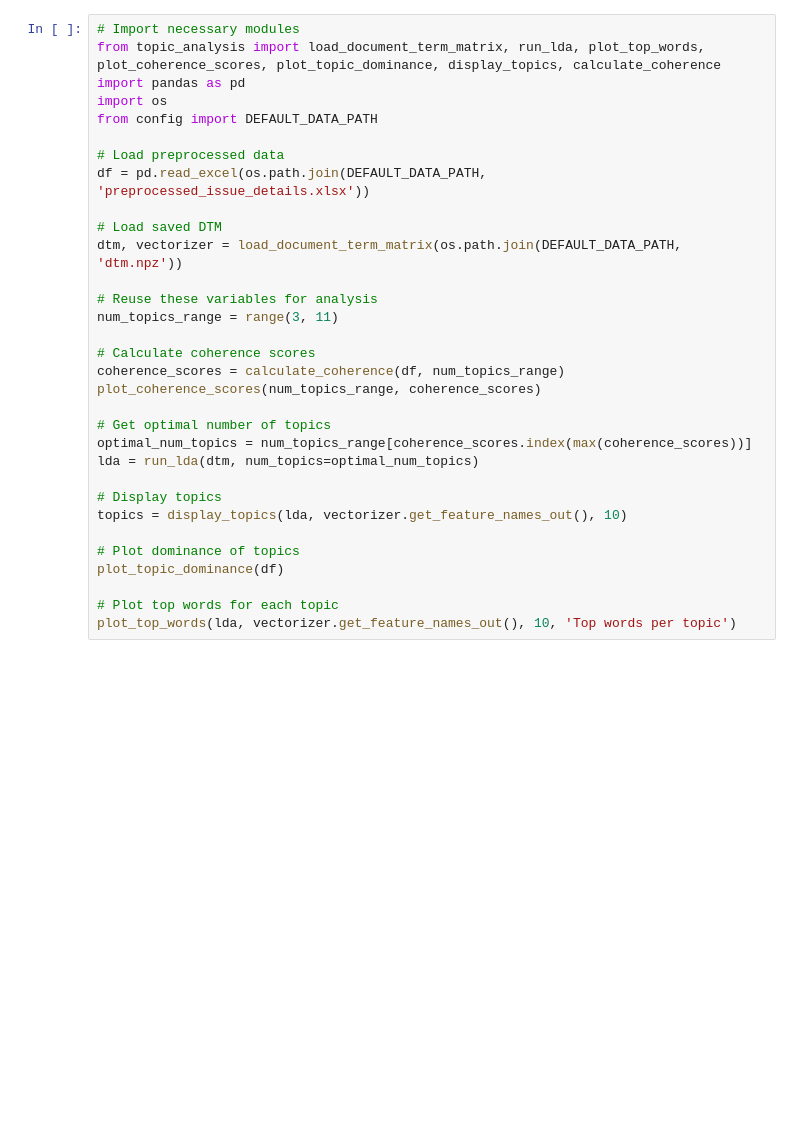
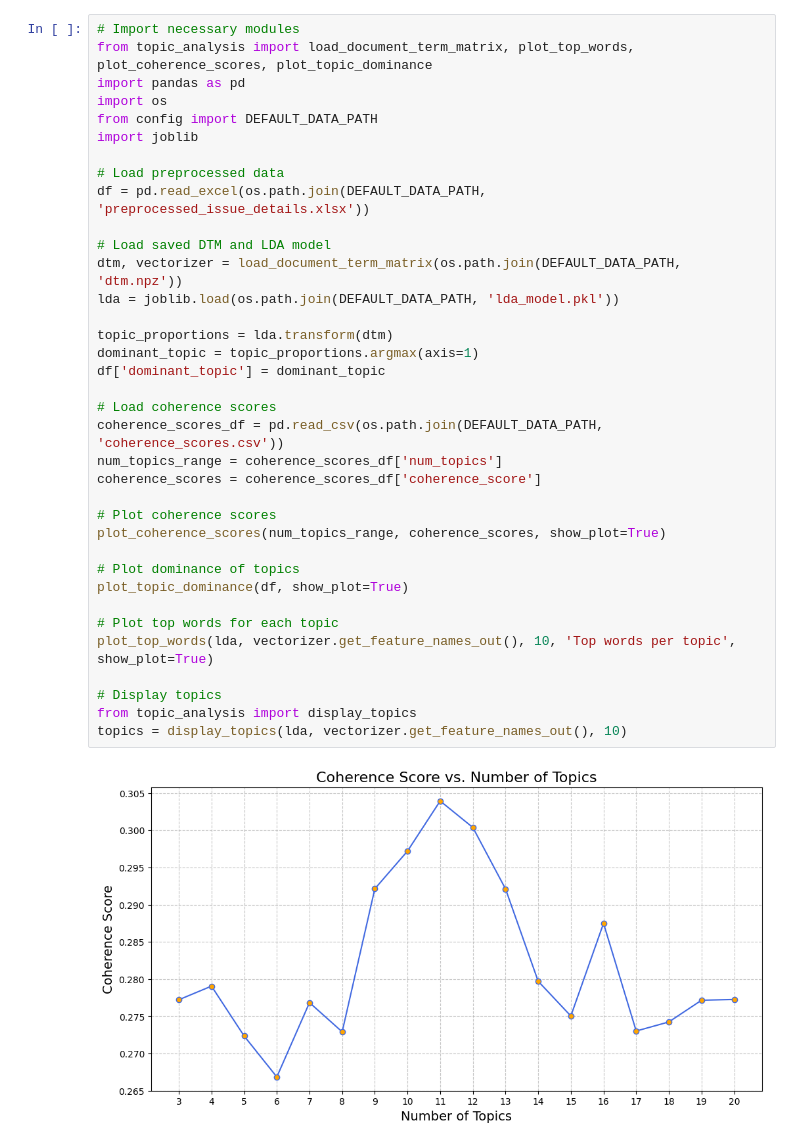
Before and after one commit to michaelyoukeim/lda-on-design-issues, a Jupyter notebook: src/topic_analysis.ipynb, the cells around one changed output. Cells and saved outputs as stored; diff of their text form; blank space fills up the shorter version.

Commit message:
Added remaining topic modelling work

```diff
--- a/src/topic_analysis.ipynb
+++ b/src/topic_analysis.ipynb
@@ -1,33 +1,38 @@
 # %%
 # Import necessary modules
-from topic_analysis import load_document_term_matrix, run_lda, plot_top_words, plot_coherence_scores, plot_topic_dominance, display_topics, calculate_coherence
+from topic_analysis import load_document_term_matrix, plot_top_words, plot_coherence_scores, plot_topic_dominance
 import pandas as pd
 import os
 from config import DEFAULT_DATA_PATH
+import joblib
 
 # Load preprocessed data
 df = pd.read_excel(os.path.join(DEFAULT_DATA_PATH, 'preprocessed_issue_details.xlsx'))
 
-# Load saved DTM
+# Load saved DTM and LDA model
 dtm, vectorizer = load_document_term_matrix(os.path.join(DEFAULT_DATA_PATH, 'dtm.npz'))
+lda = joblib.load(os.path.join(DEFAULT_DATA_PATH, 'lda_model.pkl'))
 
-# Reuse these variables for analysis
-num_topics_range = range(3, 11)
+topic_proportions = lda.transform(dtm)
+dominant_topic = topic_proportions.argmax(axis=1)
+df['dominant_topic'] = dominant_topic
 
-# Calculate coherence scores
-coherence_scores = calculate_coherence(df, num_topics_range)
-plot_coherence_scores(num_topics_range, coherence_scores)
+# Load coherence scores
+coherence_scores_df = pd.read_csv(os.path.join(DEFAULT_DATA_PATH, 'coherence_scores.csv'))
+num_topics_range = coherence_scores_df['num_topics']
+coherence_scores = coherence_scores_df['coherence_score']
 
-# Get optimal number of topics
-optimal_num_topics = num_topics_range[coherence_scores.index(max(coherence_scores))]
-lda = run_lda(dtm, num_topics=optimal_num_topics)
+# Plot coherence scores
+plot_coherence_scores(num_topics_range, coherence_scores, show_plot=True)
+
+# Plot dominance of topics
+plot_topic_dominance(df, show_plot=True)
+
+# Plot top words for each topic
+plot_top_words(lda, vectorizer.get_feature_names_out(), 10, 'Top words per topic', show_plot=True)
 
 # Display topics
+from topic_analysis import display_topics
 topics = display_topics(lda, vectorizer.get_feature_names_out(), 10)
-
-# Plot dominance of topics
-plot_topic_dominance(df)
-
-# Plot top words for each topic
-plot_top_words(lda, vectorizer.get_feature_names_out(), 10, 'Top words per topic')
 # %% [output]
+[figure, added]
```
Also changed, not shown: parts of 1 cell of this notebook, 20 other files.
